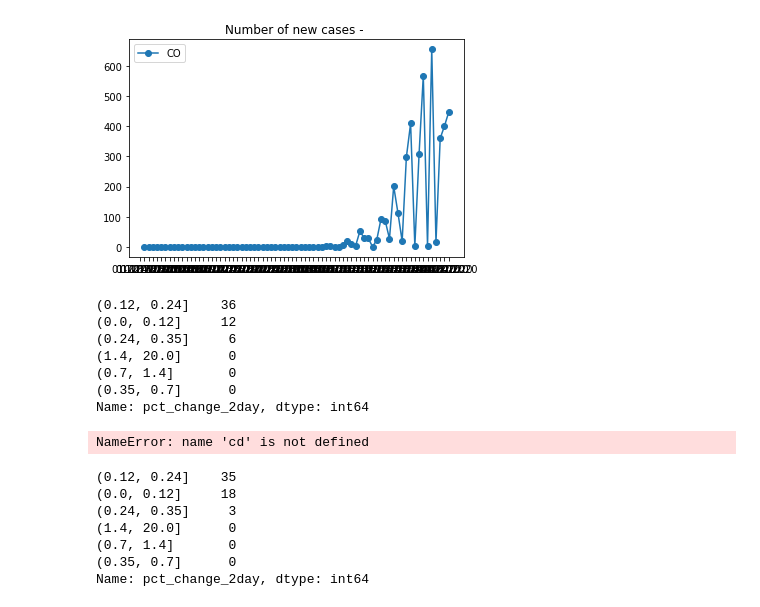
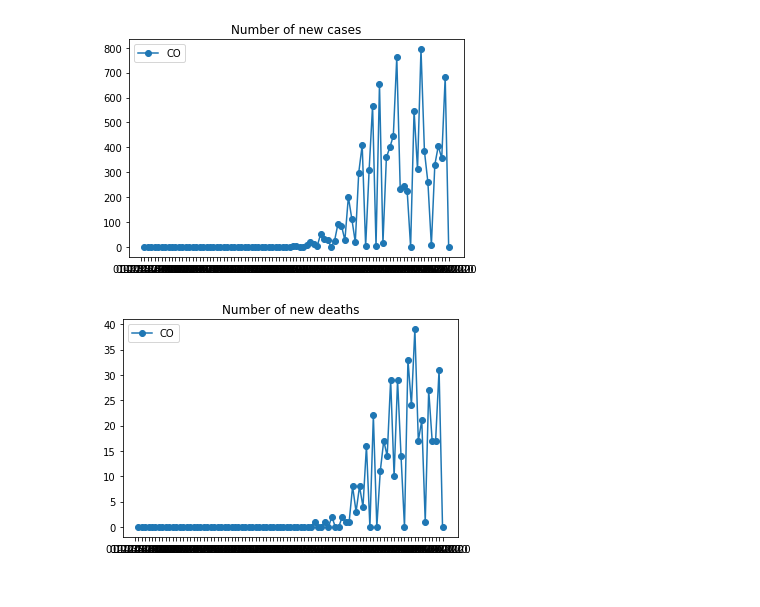
Before and after one commit to nearwalden/covid-compute, a Jupyter notebook: testing2.ipynb, the cells around one changed output. Cells and saved outputs as stored; diff of their text form; code cells hidden in the pictures.

Commit message:
more state routines, updated data to 4/20

```diff
--- a/testing2.ipynb
+++ b/testing2.ipynb
@@ -21,5 +21,5 @@ importlib.reload(covid)
 # %%
-d = datetime.date(2020, 4, 4)
+d = datetime.date(2020, 4, 20)
 # %%
 d = d + datetime.timedelta(days=1)
 # %%
@@ -31,7 +35,8 @@ cd = covid.CovidData()
 # %%
-cd.plot_state_new_cases(['CO'])
+cd.plot_state ('CO')
 # %% [output]
-[figure, old version]
+[figure, new version]
+[figure, added]
 # %%
 a = counties.analyze()
 # %%
@@ -43,24 +43,0 @@ bins = p.IntervalIndex.from_tuples([(0, 0.12), (0.12, 0.24), (0.24, 0.35), (0.35
-# %%
-p.cut(a['pct_change_2day'], bins).value_counts()
-# %% [output]
-(0.12, 0.24]    36
-(0.0, 0.12]     12
-(0.24, 0.35]     6
-(1.4, 20.0]      0
-(0.7, 1.4]       0
-(0.35, 0.7]      0
-Name: pct_change_2day, dtype: int64
-# %%
-cd.plot_state_new_cases(['MA'])
-# %% [output]
-NameError: name 'cd' is not defined
-# %%
-p.cut(a['pct_change_2day'], bins).value_counts()
-# %% [output]
-(0.12, 0.24]    35
-(0.0, 0.12]     18
-(0.24, 0.35]     3
-(1.4, 20.0]      0
-(0.7, 1.4]       0
-(0.35, 0.7]      0
-Name: pct_change_2day, dtype: int64
```
Also changed, not shown: parts of 20 cells of this notebook, 11 other files.
